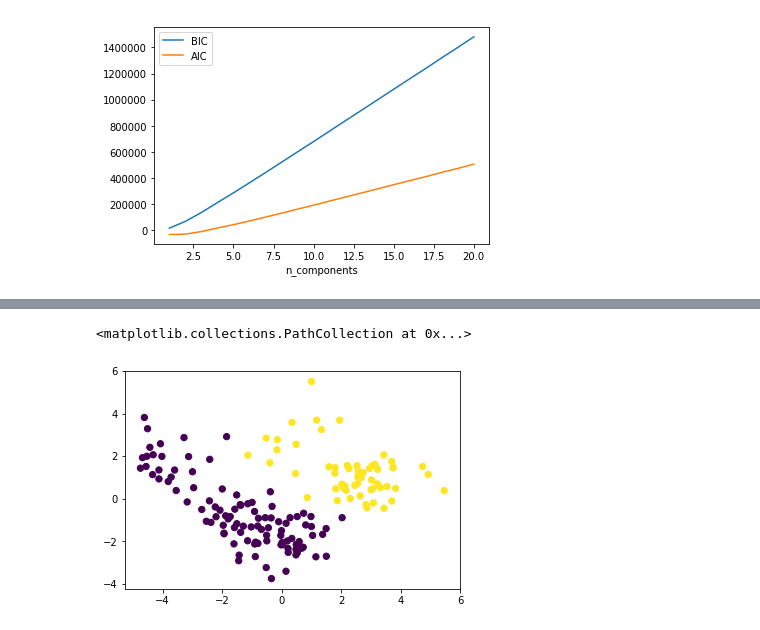
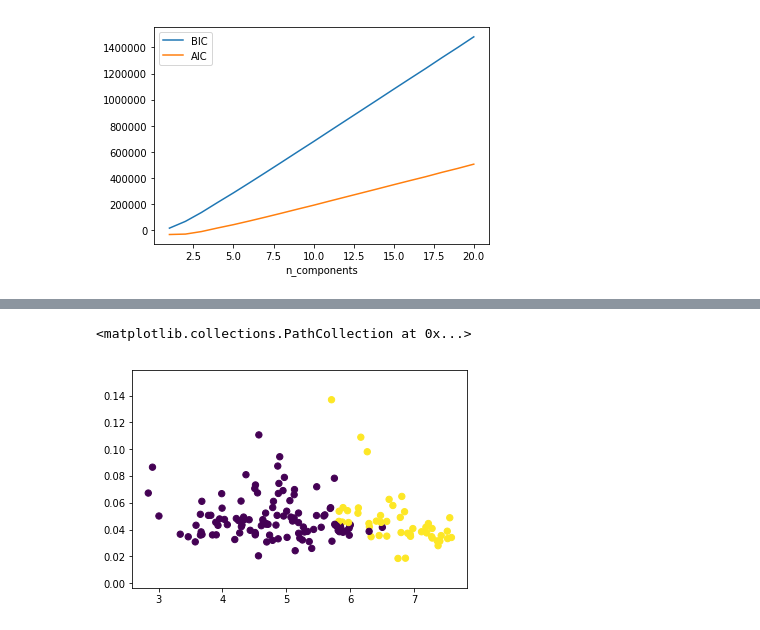
Before and after one commit to Gavin-Whitesitt/Project-2, a Jupyter notebook: Problem #1 Happiness .ipynb, the cells around one changed output, grey strips where cells are left out. Drawn from its saved outputs; the diff is of its cells as text; code cells hidden in the pictures.

```diff
--- a/Problem #1 Happiness .ipynb
+++ b/Problem #1 Happiness .ipynb
@@ -196,0 +160,2 @@ array([1, 1, 1, 1, 1, 1, 1, 1, 1, 1, 1, 1, 1, 1, 1, 1, 1, 1, 1, 1, 1, 1,
+# %%
+X_happy_2015 =
@@ -197,7 +177,7 @@ array([1, 1, 1, 1, 1, 1, 1, 1, 1, 1, 1, 1, 1, 1, 1, 1, 1, 1, 1, 1, 1, 1,
 # %%
-clustering = AgglomerativeClustering().fit(X_pca)
+clustering = AgglomerativeClustering(n_clusters=2).fit(X_happy_2015)
 labels = clustering.labels_
-plt.scatter(X_pca[:, 0], X_pca[:, 1], c=labels, s=40, cmap='viridis')
+plt.scatter(X_happy_2015.iloc[:, 0], X_happy_2015.iloc[:, 1], c=labels, s=40, cmap='viridis')
 # %% [output]
 <matplotlib.collections.PathCollection at 0x...>
-[figure, old version]
+[figure, new version]
```
Also changed, not shown: parts of 28 cells of this notebook.
